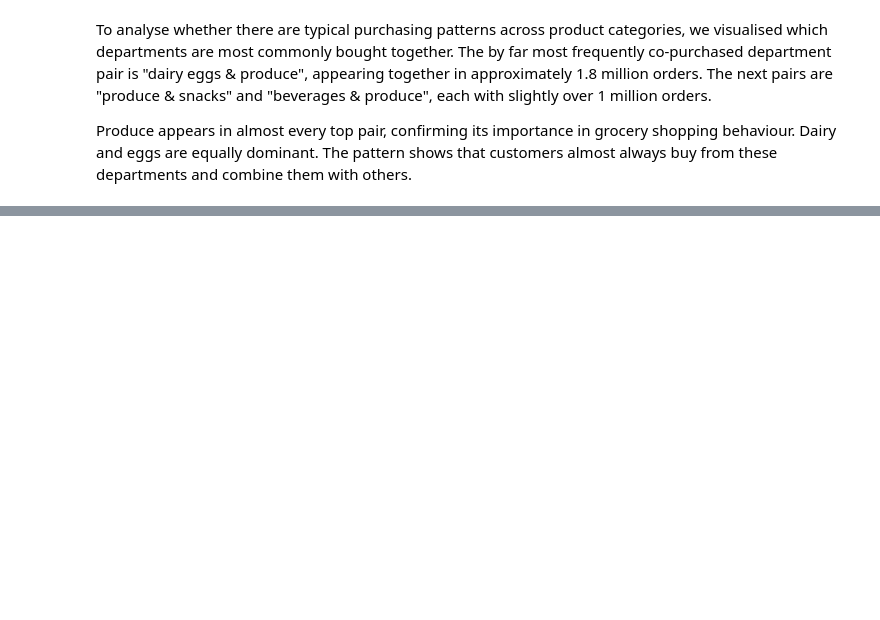
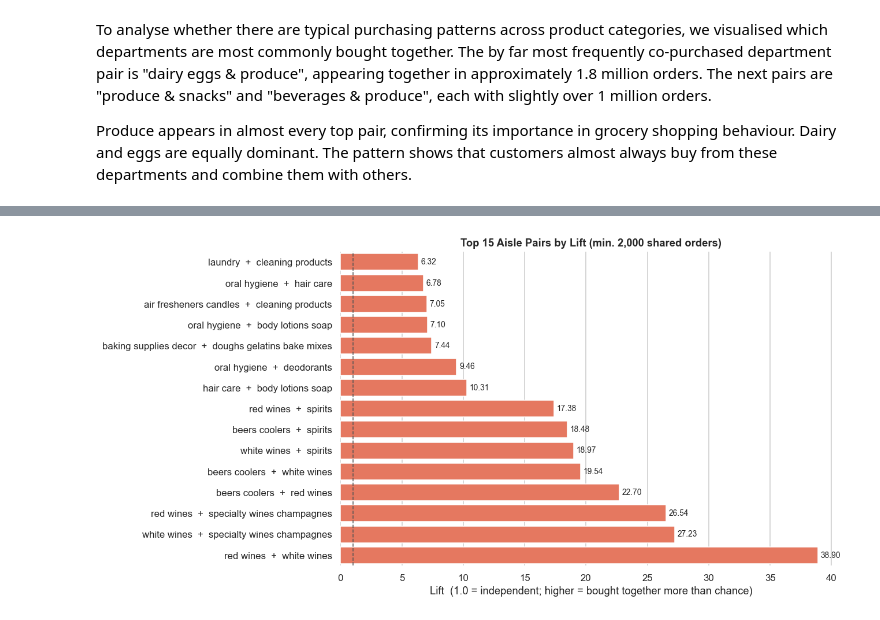
Before and after one commit to peslar01/ad24-11-grocery-product-placement-analysis, a Jupyter notebook: eda/eda.ipynb, the cells around one changed output, grey strips where cells are left out. Cells and saved outputs as stored; diff of their text form; code cells hidden in the pictures; blank space fills up the shorter version.

```diff
--- a/eda/eda.ipynb
+++ b/eda/eda.ipynb
@@ -217,0 +316,63 @@ Produce appears in almost every top pair, confirming its importance in grocery s
+# %%
+# One row per (order, aisle): which aisles each order touches
+order_aisle = (order_products[["order_id", "product_id"]]
+               .merge(products[["product_id", "aisle_id"]], on="product_id")
+               .drop_duplicates(["order_id", "aisle_id"]))
+
+# Encode orders and aisles as contiguous integer codes for an incidence matrix
+order_codes = order_aisle["order_id"].astype("category").cat.codes.to_numpy()
+aisle_cat = order_aisle["aisle_id"].astype("category")
+aisle_codes = aisle_cat.cat.codes.to_numpy()
+aisle_id_by_code = list(aisle_cat.cat.categories)
+n_orders = int(order_codes.max()) + 1
+n_aisles = len(aisle_id_by_code)
+del order_aisle
+
+# Orders x aisles incidence matrix; co-occurrence = incidence.T @ incidence.
+# The matrix is large but transient, so it is released right after the product.
+incidence = np.zeros((n_orders, n_aisles), dtype=np.float32)
+incidence[order_codes, aisle_codes] = 1.0
+del order_codes, aisle_codes
+cooccurrence = (incidence.T @ incidence).astype(np.float64)
+del incidence
+
+# Lift = P(A and B) / (P(A) * P(B)) — how far a pair beats independence
+aisle_order_count = np.diag(cooccurrence).copy()
+prob = aisle_order_count / n_orders
+expected = np.outer(prob, prob) * n_orders
+with np.errstate(divide="ignore", invalid="ignore"):
+    lift = cooccurrence / expected
+
+# Flatten the upper triangle into a tidy table of aisle pairs
+i_idx, j_idx = np.triu_indices(n_aisles, k=1)
+aisle_pairs = pd.DataFrame({
+    "aisle_id_1": [aisle_id_by_code[i] for i in i_idx],
+    "aisle_id_2": [aisle_id_by_code[j] for j in j_idx],
+    "co_orders": cooccurrence[i_idx, j_idx].astype("int64"),
+    "lift": lift[i_idx, j_idx],
+})
+aisle_name = aisles.set_index("aisle_id")["aisle"]
+aisle_pairs["aisle_1"] = aisle_pairs["aisle_id_1"].map(aisle_name)
+aisle_pairs["aisle_2"] = aisle_pairs["aisle_id_2"].map(aisle_name)
+
+# Keep only pairs with enough shared orders, then rank by lift
+MIN_SHARED_ORDERS = 2000
+top_pairs = (aisle_pairs[aisle_pairs["co_orders"] >= MIN_SHARED_ORDERS]
+             .sort_values("lift", ascending=False)
+             .head(15)
+             .copy())
+top_pairs["pair_label"] = top_pairs["aisle_1"] + "  +  " + top_pairs["aisle_2"]
+
+fig, ax = plt.subplots(figsize=(12, 6))
+sns.barplot(data=top_pairs.sort_values("lift"), x="lift", y="pair_label",
+            color=BAR_COLOR, ax=ax)
+ax.axvline(1.0, color="#555555", linestyle="--", linewidth=1)
+ax.set_title(f"Top 15 Aisle Pairs by Lift (min. {MIN_SHARED_ORDERS:,} shared orders)")
+ax.set_xlabel("Lift  (1.0 = independent; higher = bought together more than chance)")
+ax.set_ylabel("")
+ax.bar_label(ax.containers[0], fmt="%.2f", padding=3, fontsize=9)
+sns.despine(left=True, bottom=True)
+plt.tight_layout()
+plt.show()
+# %% [output]
+[figure, added]
```
Also changed, not shown: parts of 14 cells of this notebook, 2 other files.
